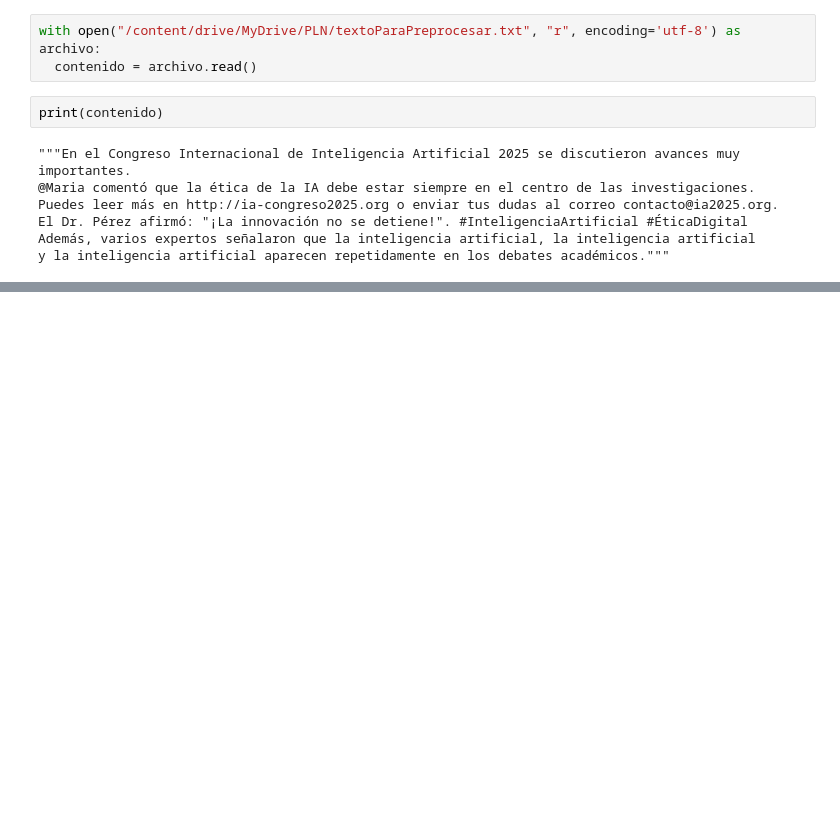
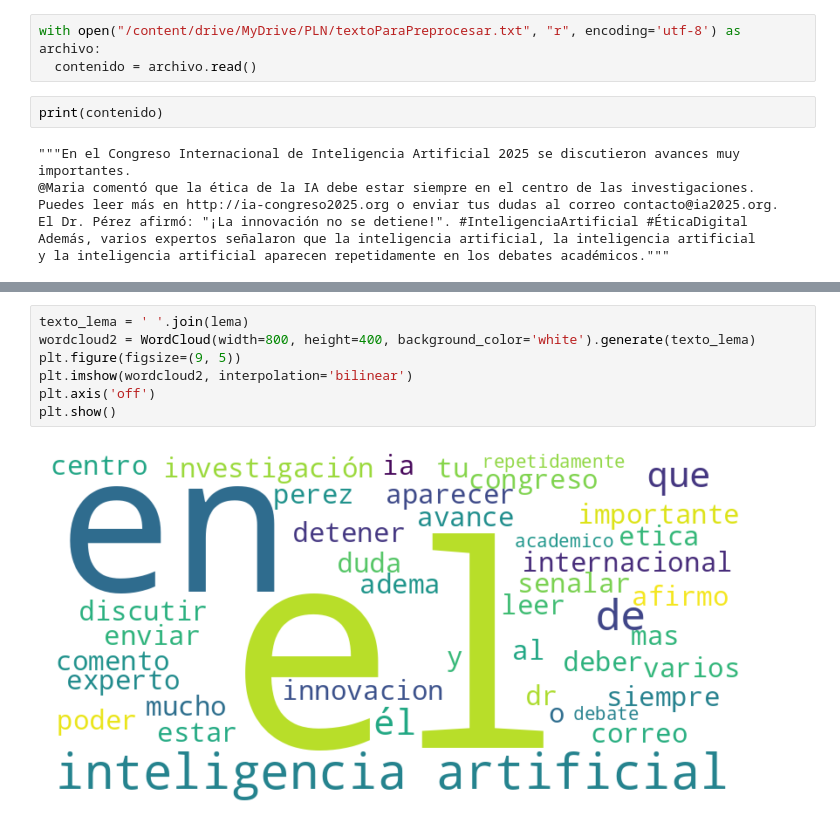
Before and after one commit to jonathanahc/PLN_Practicas, a Jupyter notebook: Aplicación_de_técnicas_de_PLN_Jonathan_Herrera.ipynb, the cells around one changed output, grey strips where cells are left out. Cells and saved outputs as stored; diff of their text form; blank space fills up the shorter version.

```diff
--- a/Aplicación_de_técnicas_de_PLN_Jonathan_Herrera.ipynb
+++ b/Aplicación_de_técnicas_de_PLN_Jonathan_Herrera.ipynb
@@ -47,0 +84,9 @@ print(tokens)
+# %%
+texto_lema = ' '.join(lema)
+wordcloud2 = WordCloud(width=800, height=400, background_color='white').generate(texto_lema)
+plt.figure(figsize=(9, 5))
+plt.imshow(wordcloud2, interpolation='bilinear')
+plt.axis('off')
+plt.show()
+# %% [output]
+[figure, added]
```
Also changed, not shown: parts of 16 cells of this notebook.
